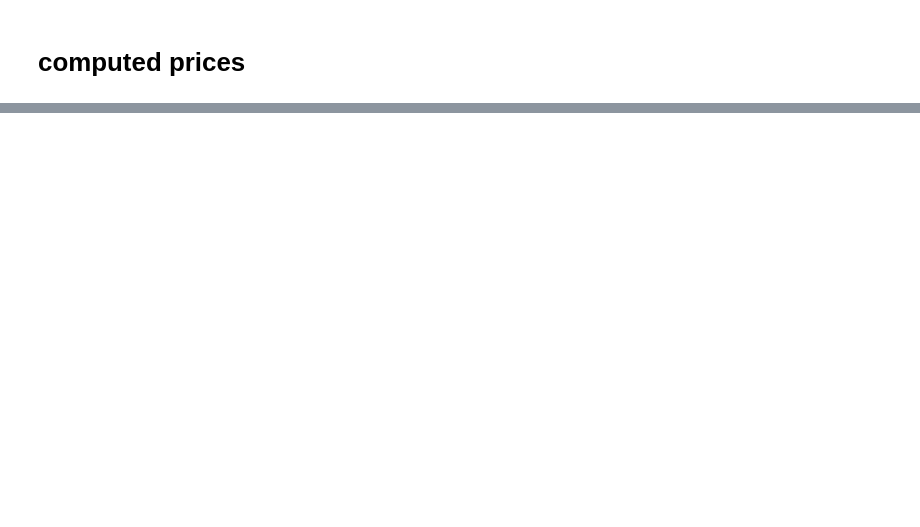
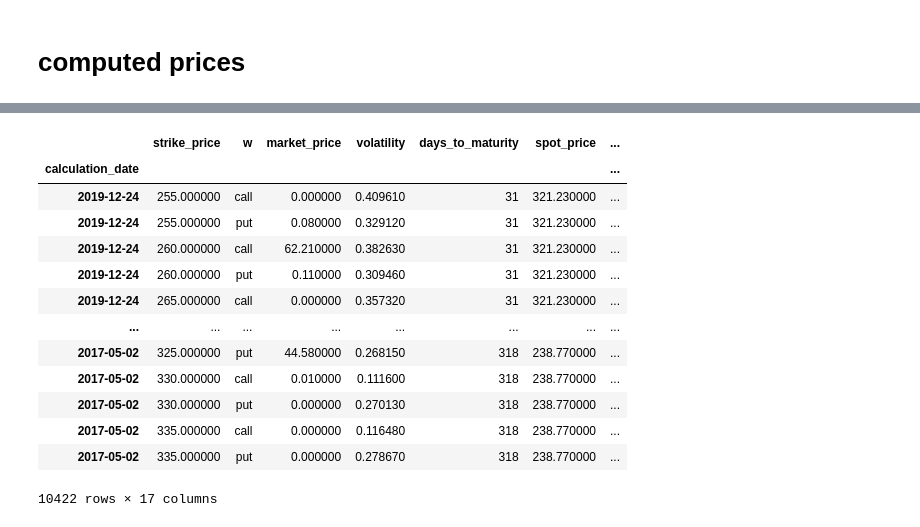
Before and after one commit to boomelage/machine-learning-option-pricing, a Jupyter notebook: historical_data/historical_av_collection/historical_av_data.ipynb, the cells around one changed output, grey strips where cells are left out. Saved outputs shown, nothing was run; the diff lists cells and outputs as text; code cells hidden in the pictures; blank space fills up the shorter version.

```diff
--- a/historical_data/historical_av_collection/historical_av_data.ipynb
+++ b/historical_data/historical_av_collection/historical_av_data.ipynb
@@ -2,12 +2,14 @@
 from pathlib import Path
 import os
 import sys
+import time
 import pandas as pd
 import modin.pandas as md
 import numpy as np
 from datetime import datetime
 import matplotlib.pyplot as plt
 import warnings
+pd.set_option("display.float_format", "{:.6f}".format)
 warnings.filterwarnings("ignore", ".*defaulting to pandas implementation.*")
 notebook_dir = str(Path().resolve())
 h5_path = os.path.join(notebook_dir,'alphaVantage vanillas.h5')
@@ -76,0 +130,4 @@ for col in calibations.columns:
+# %%
+problem = calibrations.copy()[calibrations['rho']>0].reset_index()
+problem_dates = problem['calculation_date']
+problem_dates
@@ -142,0 +217,3 @@ pricesby_wbt
+# %%
+data=calibrations.copy()
+problem_dates
@@ -142,0 +233,18 @@ pricesby_wbt
+# %%
+data = data[data.index.isin(problem_dates)]
+data
+# %% [output]
+|  | strike_price | w | market_price | volatility | days_to_maturity | spot_price | ... |
+| calculation_date |  |  |  |  |  |  | ... |
+| 2019-12-24 | 255.000000 | call | 0.000000 | 0.409610 | 31 | 321.230000 | ... |
+| 2019-12-24 | 255.000000 | put | 0.080000 | 0.329120 | 31 | 321.230000 | ... |
+| 2019-12-24 | 260.000000 | call | 62.210000 | 0.382630 | 31 | 321.230000 | ... |
+| 2019-12-24 | 260.000000 | put | 0.110000 | 0.309460 | 31 | 321.230000 | ... |
+| 2019-12-24 | 265.000000 | call | 0.000000 | 0.357320 | 31 | 321.230000 | ... |
+| ... | ... | ... | ... | ... | ... | ... | ... |
+| 2017-05-02 | 325.000000 | put | 44.580000 | 0.268150 | 318 | 238.770000 | ... |
+| 2017-05-02 | 330.000000 | call | 0.010000 | 0.111600 | 318 | 238.770000 | ... |
+| 2017-05-02 | 330.000000 | put | 0.000000 | 0.270130 | 318 | 238.770000 | ... |
+| 2017-05-02 | 335.000000 | call | 0.000000 | 0.116480 | 318 | 238.770000 | ... |
+| 2017-05-02 | 335.000000 | put | 0.000000 | 0.278670 | 318 | 238.770000 | ... |
+10422 rows × 17 columns
```
Also changed, not shown: parts of 12 cells of this notebook, 1 other file.
